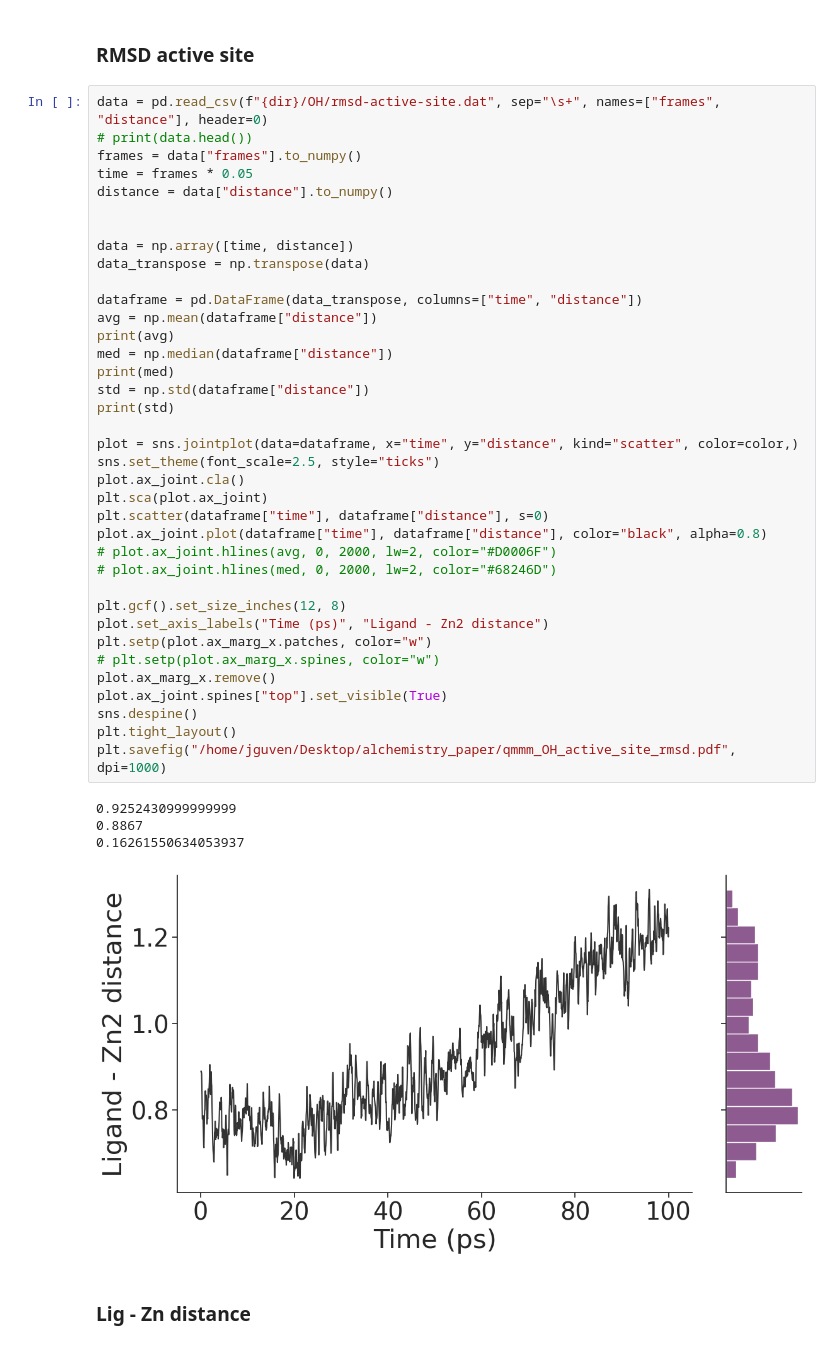
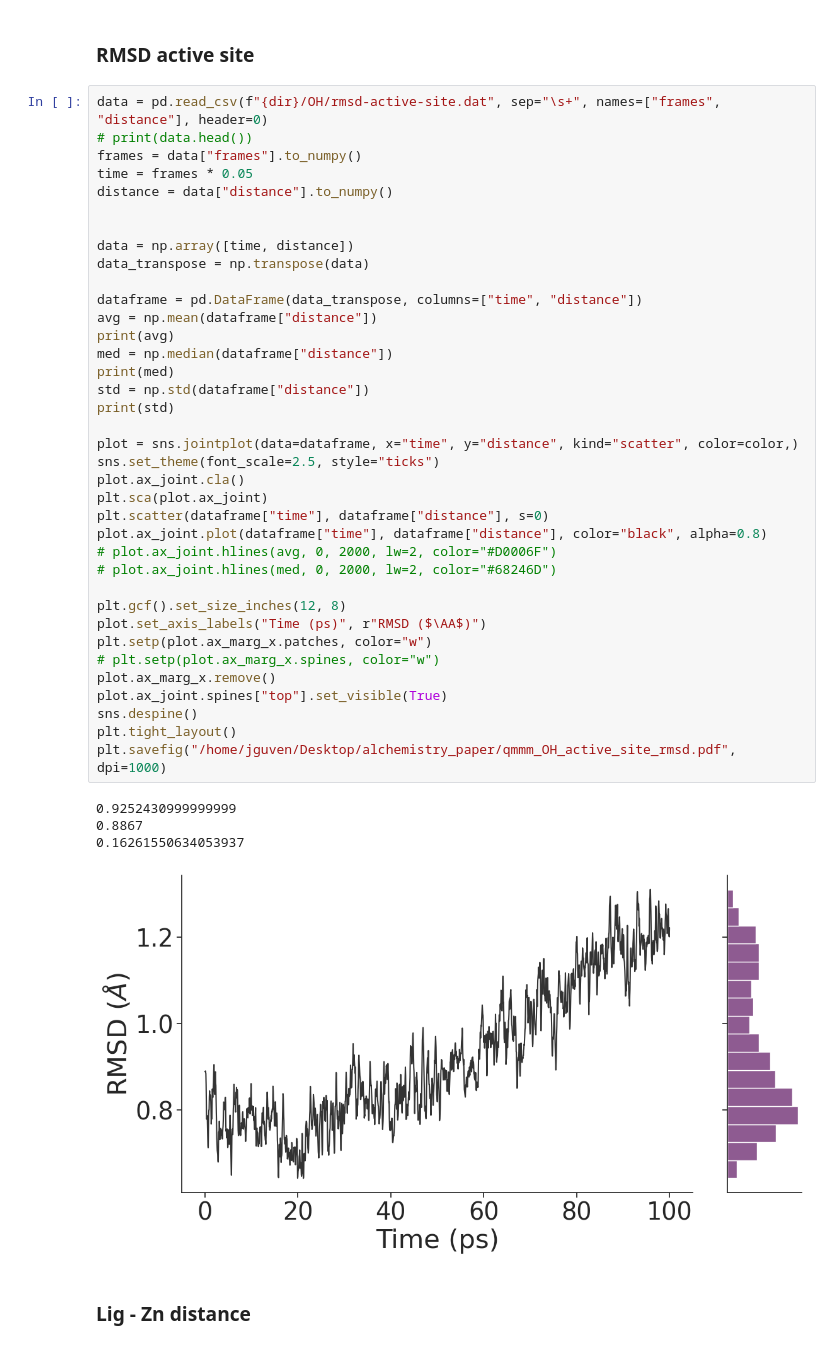
Before and after one commit to meyresearch/metalloenzymes, a Jupyter notebook: meze/plots.ipynb, the cells around one changed output. Drawn from its saved outputs; the diff is of its cells as text.

```diff
--- a/meze/plots.ipynb
+++ b/meze/plots.ipynb
@@ -36,35 +36,35 @@ data_transpose = np.transpose(data)
 
 dataframe = pd.DataFrame(data_transpose, columns=["time", "distance"])
 avg = np.mean(dataframe["distance"])
 print(avg)
 med = np.median(dataframe["distance"])
 print(med)
 std = np.std(dataframe["distance"])
 print(std)
 
 plot = sns.jointplot(data=dataframe, x="time", y="distance", kind="scatter", color=color,)
 sns.set_theme(font_scale=2.5, style="ticks")
 plot.ax_joint.cla()
 plt.sca(plot.ax_joint)
 plt.scatter(dataframe["time"], dataframe["distance"], s=0)
 plot.ax_joint.plot(dataframe["time"], dataframe["distance"], color="black", alpha=0.8)
 # plot.ax_joint.hlines(avg, 0, 2000, lw=2, color="#D0006F")
 # plot.ax_joint.hlines(med, 0, 2000, lw=2, color="#68246D")
 
 plt.gcf().set_size_inches(12, 8)
-plot.set_axis_labels("Time (ps)", "Ligand - Zn2 distance")
+plot.set_axis_labels("Time (ps)", r"RMSD ($\AA$)")
 plt.setp(plot.ax_marg_x.patches, color="w")
 # plt.setp(plot.ax_marg_x.spines, color="w")
 plot.ax_marg_x.remove()
 plot.ax_joint.spines["top"].set_visible(True)
 sns.despine()
 plt.tight_layout()
 plt.savefig("/home/jguven/Desktop/alchemistry_paper/qmmm_OH_active_site_rmsd.pdf", dpi=1000)
 # %% [output]
 0.9252430999999999
 0.8867
 0.16261550634053937
-[figure, old version]
+[figure, new version]
 # %% [markdown]
 ### Lig - Zn distance
 # %%
```
Also changed, not shown: parts of 10 cells of this notebook, 3 other files.
